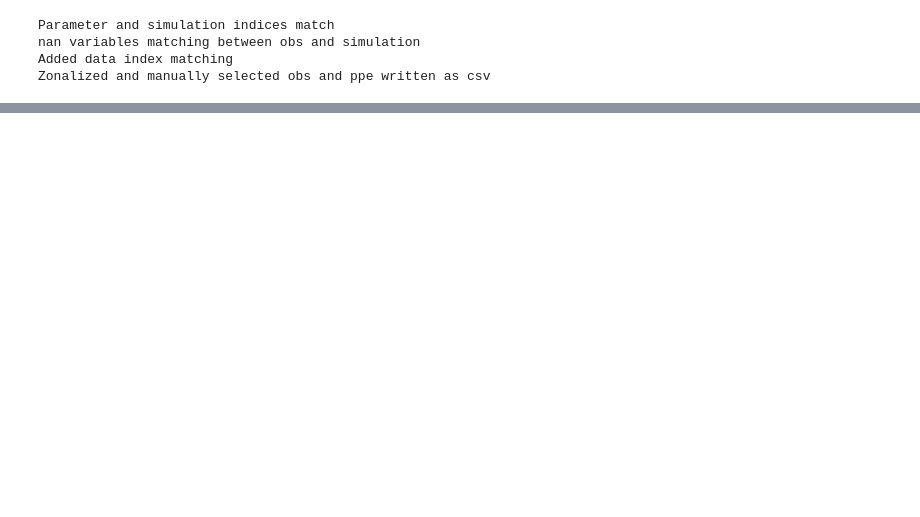
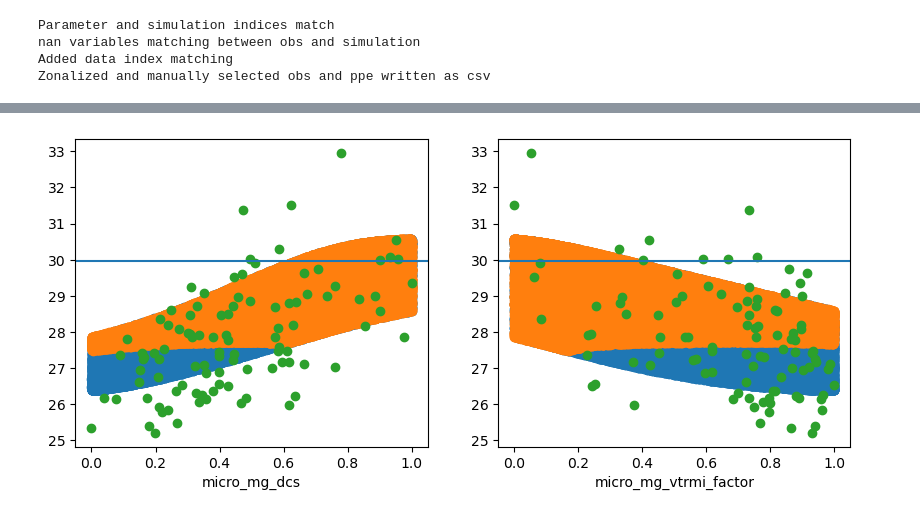
Before and after one commit to yiqioyang/proj2dhullsampler, a Jupyter notebook: notebooks/prepare.ipynb, the cells around one changed output, grey strips where cells are left out. Saved outputs shown, nothing was run; the diff lists cells and outputs as text; code cells hidden in the pictures; blank space fills up the shorter version.

```diff
--- a/notebooks/prepare.ipynb
+++ b/notebooks/prepare.ipynb
@@ -148,0 +139,4 @@ test_case.visualize_check('TGCLDLWP_zonal_-25to-15')
+# %%
+test_case.visualize_check('LWCF_zonal_-55to-45')
+# %% [output]
+[figure, added]
```
Also changed, not shown: parts of 15 cells of this notebook, 1 other file.
